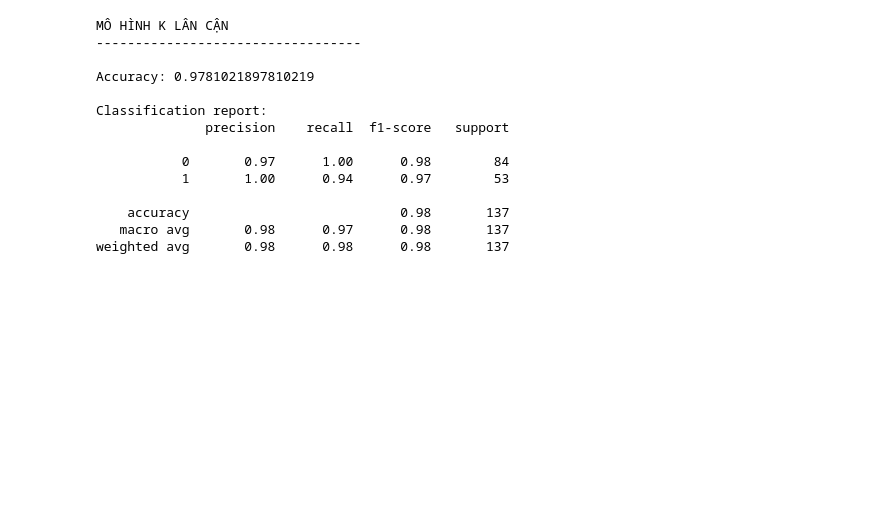
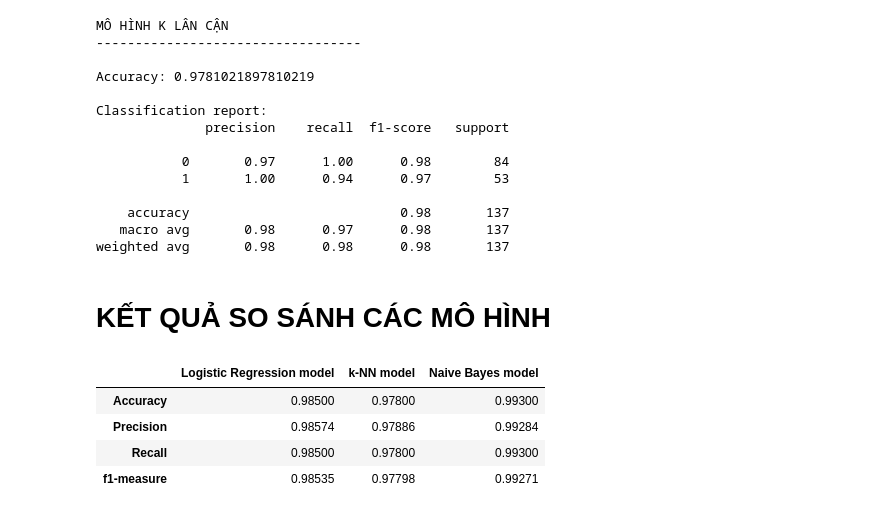
Before and after one commit to hoangnuthuphuong/MACHINE-LEARNING-TEST, a Jupyter notebook: THI GIỮA KỲ/BREAST_CANCER.ipynb, the cells around one changed output. Saved outputs shown, nothing was run; the diff lists cells and outputs as text; code cells hidden in the pictures; blank space fills up the shorter version.

```diff
--- a/THI GIỮA KỲ/BREAST_CANCER.ipynb
+++ b/THI GIỮA KỲ/BREAST_CANCER.ipynb
@@ -70,7 +73,7 @@ from sklearn.metrics import precision_score, recall_score, f1_score
 # %% [markdown]
 # **ĐỌC VÀ XỬ LÍ DỮ LIỆU**
 # %%
-data = pd.read_csv('/content/breast-cancer-wisconsin.data', header=0, sep=',')
+data = pd.read_csv('/content/breast-cancer-wisconsin.data', header=None, sep=',')
 data.columns = ['ID','Clump_Thickness','Cell_Size','Cell_Shape','Marginal_Adhesion','Single_Epithelial_Cell_Size','Bare_Nuclei','Bland_Chromatin','Normal_Nucleoli','Mitoses','Class']
 data.head(10)
 # %% [output]
@@ -387,0 +404,15 @@ F1 Score 0.99271%
+# %%
+acc_score_n=round(accuracy_score(y_test, y_pred),3)
+print("Accuracy: {}%".format(round(100*accuracy_score(y_test, y_pred),3)))
+
+precision_sc_n=round(precision_score(y_test, y_pred, average='weighted'),5)
+print("\nPrecision score: {}%".format(100*precision_sc_n))
+print('Kết quả dự đoán precision_score:\n',precision_score(y_test, y_pred,average=None))
+
+recall_cs_n=round(recall_score(y_test, y_pred, average='weighted'),3)
+print("\nRecall score: {}%".format(100*recall_cs_n))
+print('Kết quả dự đoán recall_score:\n',recall_score(y_test, y_pred,average=None))
+
+f1_sc_n=round(f1_score(y_test, y_pred, average='weighted'),5)
+print("\nF1 score: {}%".format(100*f1_sc_n))
+print('Kết quả dự đoán f1_score:\n',f1_score(y_test, y_pred,average=None))
@@ -423,6 +468,8 @@ weighted avg       0.99      0.99      0.99       137
 from sklearn import neighbors
 knn = neighbors.KNeighborsClassifier(n_neighbors = 10, p = 2, weights = 'uniform')
 knn_score = cross_val_score(knn, X_train, y_train, cv=10, scoring='accuracy')
+knn.fit(X_train, y_train)
+y_pred = knn.predict(X_test)
 print('Kết quả huấn luyên 10-fold cv của mô hình k-NN:')
 print(knn_score)
 # %% [output]
@@ -443,0 +481,15 @@ F1 Score 0.97798%
+# %%
+acc_score_k=round(accuracy_score(y_test, y_pred),3)
+print("Accuracy: {}%".format(round(100*accuracy_score(y_test, y_pred),3)))
+
+precision_sc_k=round(precision_score(y_test, y_pred, average='weighted'),5)
+print("\nPrecision score: {}%".format(100*precision_sc_k))
+print('Kết quả dự đoán precision_score:\n',precision_score(y_test, y_pred,average=None))
+
+recall_cs_k=round(recall_score(y_test, y_pred, average='weighted'),3)
+print("\nRecall score: {}%".format(100*recall_cs_k))
+print('Kết quả dự đoán recall_score:\n',recall_score(y_test, y_pred,average=None))
+
+f1_sc_k=round(f1_score(y_test, y_pred, average='weighted'),5)
+print("\nF1 score: {}%".format(100*f1_sc_k))
+print('Kết quả dự đoán f1_score:\n',f1_score(y_test, y_pred,average=None))
@@ -473,3 +539,19 @@ Classification report:
     accuracy                           0.98       137
    macro avg       0.98      0.97      0.98       137
 weighted avg       0.98      0.98      0.98       137
+# %% [markdown]
+# **KẾT QUẢ SO SÁNH CÁC MÔ HÌNH**
+# %%
+logistic_rr_model = [acc_score_l, precision_sc_l, recall_cs_l, f1_sc_l]
+knn_model = [acc_score_k, precision_sc_k, recall_cs_k, f1_sc_k]
+naiveb_model = [acc_score_n, precision_sc_n, recall_cs_n, f1_sc_n]
+data = {'Logistic Regression model':logistic_rr_model, 'k-NN model': knn_model, 'Naive Bayes model': naiveb_model}
+name = ['Accuracy', 'Precision', 'Recall', 'f1-measure ']
+table = pd.DataFrame(data=data, index = name)
+table
+# %% [output]
+|  | Logistic Regression model | k-NN model | Naive Bayes model |
+| Accuracy | 0.98500 | 0.97800 | 0.99300 |
+| Precision | 0.98574 | 0.97886 | 0.99284 |
+| Recall | 0.98500 | 0.97800 | 0.99300 |
+| f1-measure | 0.98535 | 0.97798 | 0.99271 |
```
Also changed, not shown: parts of 12 cells of this notebook.
